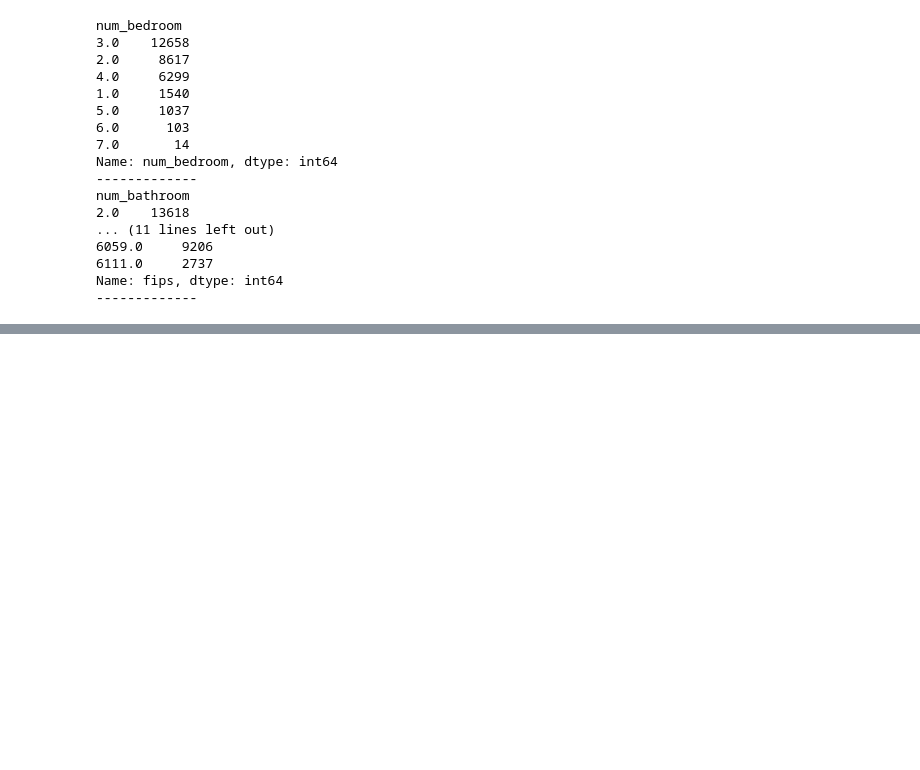
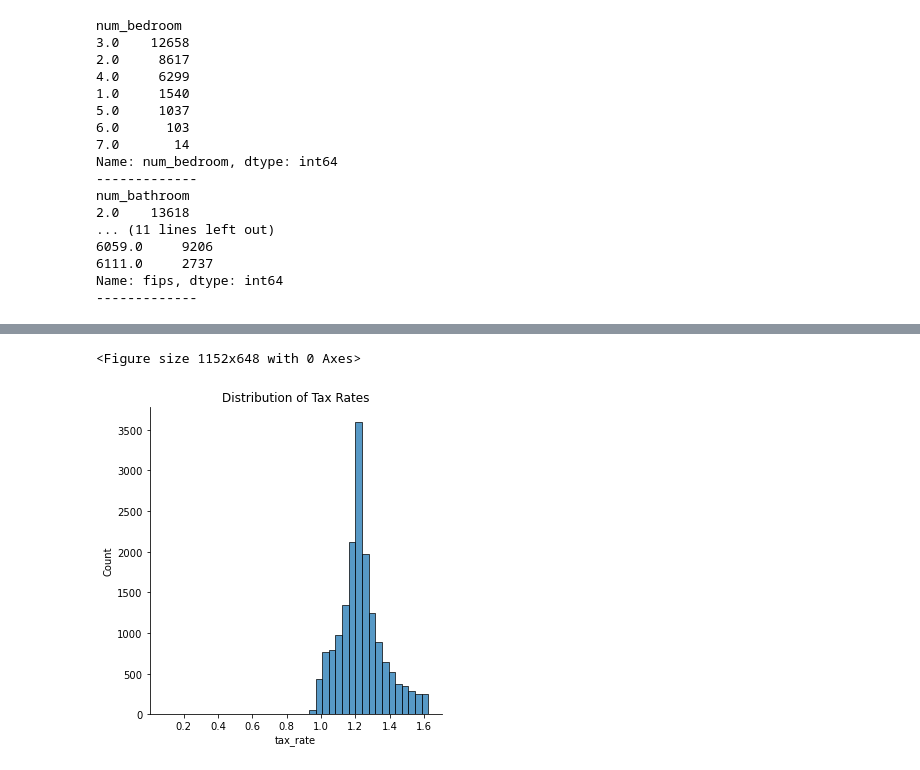
Before and after one commit to DesireeMcElroy/zillow-regression-project, a Jupyter notebook: zillow.ipynb, the cells around one changed output, grey strips where cells are left out. Drawn from its saved outputs; the diff is of its cells as text; code cells hidden in the pictures; blank space fills up the shorter version.

```diff
--- a/zillow.ipynb
+++ b/zillow.ipynb
@@ -231,0 +289,10 @@ Name: fips, dtype: int64
+# %%
+# visualize distributions of tax rate for the zillow team
+plt.figure(figsize=(16,9))
+sns.displot(train_scaled, x="tax_rate", bins=40)
+# plt.ylim(-20, 100)
+plt.title('Distribution of Tax Rates')
+plt.show()
+# %% [output]
+<Figure size 1152x648 with 0 Axes>
+[figure, added]
```
Also changed, not shown: parts of 31 cells of this notebook.
